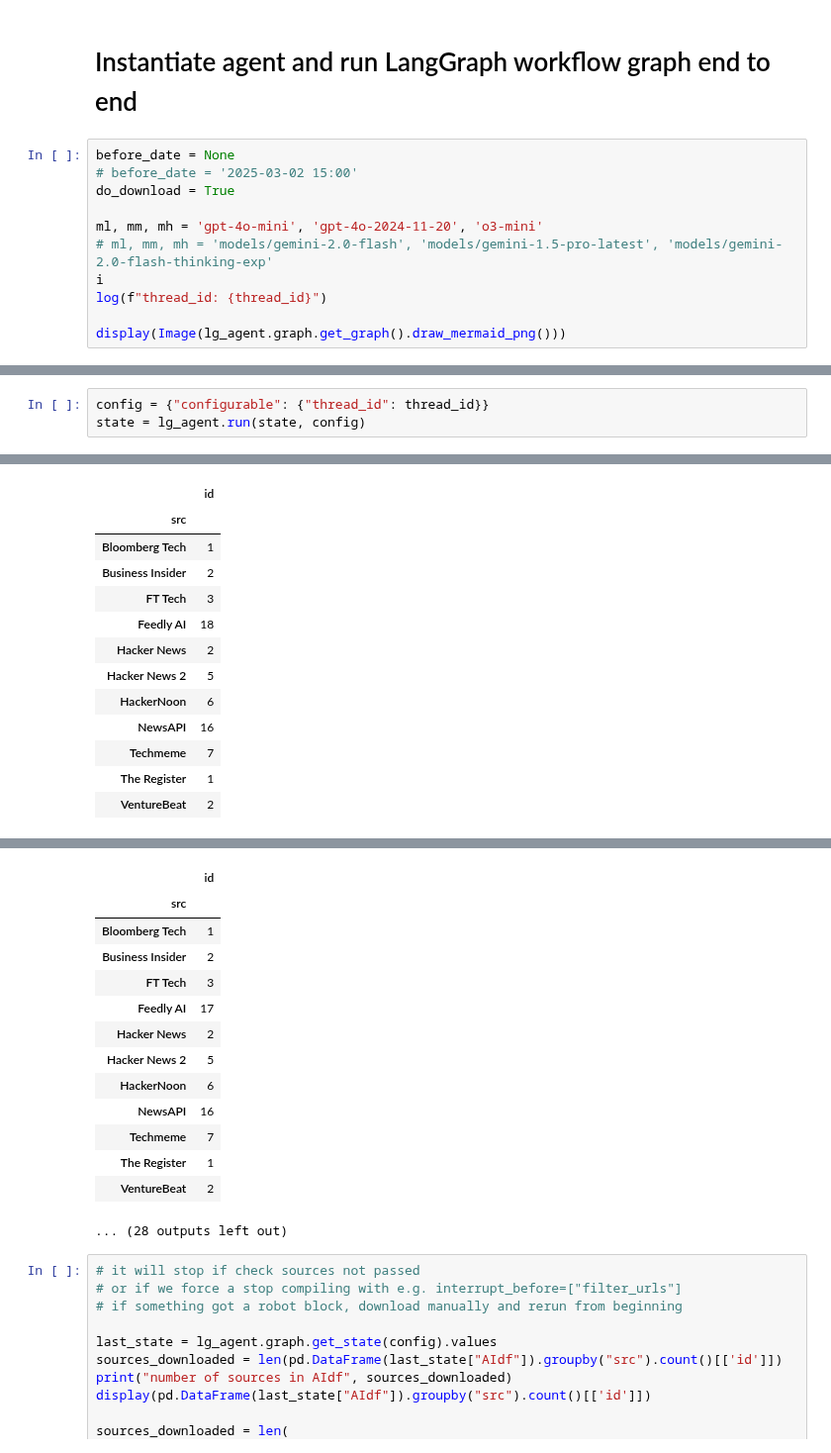
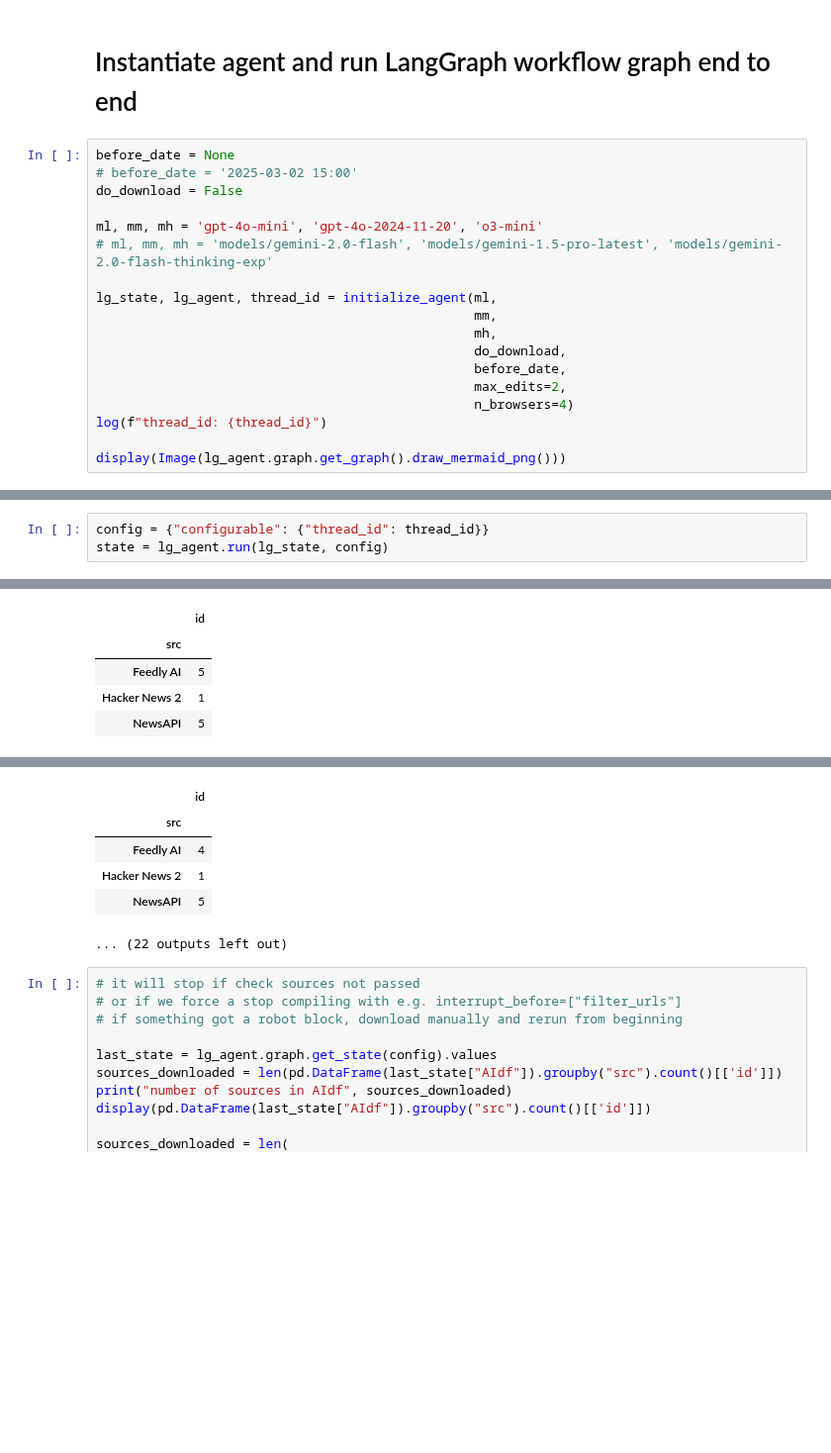
Before and after one commit to druce/AInewsbot, a Jupyter notebook: AInewsbot_langgraph.ipynb, the cells around one changed output, grey strips where cells are left out. Shown at 99% size. Cells and saved outputs as stored; diff of their text form; blank space fills up the shorter version.

```diff
--- a/AInewsbot_langgraph.ipynb
+++ b/AInewsbot_langgraph.ipynb
@@ -168,11 +168,18 @@ podcastfy         0.4.1
 # %%
 before_date = None
 # before_date = '2025-03-02 15:00'
-do_download = True
+do_download = False
 
 ml, mm, mh = 'gpt-4o-mini', 'gpt-4o-2024-11-20', 'o3-mini'
 # ml, mm, mh = 'models/gemini-2.0-flash', 'models/gemini-1.5-pro-latest', 'models/gemini-2.0-flash-thinking-exp'
-i
+
+lg_state, lg_agent, thread_id = initialize_agent(ml,
+                                                 mm,
+                                                 mh,
+                                                 do_download,
+                                                 before_date,
+                                                 max_edits=2,
+                                                 n_browsers=4)
 log(f"thread_id: {thread_id}")
 
 display(Image(lg_agent.graph.get_graph().draw_mermaid_png()))
@@ -182,5 +189,5 @@ display(Image(lg_agent.graph.get_graph().draw_mermaid_png()))
 [figure]
 # %%
 config = {"configurable": {"thread_id": thread_id}}
-state = lg_agent.run(state, config)
+state = lg_agent.run(lg_state, config)
 # %% [output]
@@ -302,13 +304,5 @@ run exception
 |  | id |
 | src |  |
-| Bloomberg Tech | 1 |
-| Business Insider | 2 |
-| FT Tech | 3 |
-| Feedly AI | 18 |
-| Hacker News | 2 |
-| Hacker News 2 | 5 |
-| HackerNoon | 6 |
-| NewsAPI | 16 |
-| Techmeme | 7 |
-| The Register | 1 |
-| VentureBeat | 2 |
+| Feedly AI | 5 |
+| Hacker News 2 | 1 |
+| NewsAPI | 5 |
@@ -332,17 +326,9 @@ run exception
 |  | id |
 | src |  |
-| Bloomberg Tech | 1 |
-| Business Insider | 2 |
-| FT Tech | 3 |
-| Feedly AI | 17 |
-| Hacker News | 2 |
-| Hacker News 2 | 5 |
-| HackerNoon | 6 |
-| NewsAPI | 16 |
-| Techmeme | 7 |
-| The Register | 1 |
-| VentureBeat | 2 |
+| Feedly AI | 4 |
+| Hacker News 2 | 1 |
+| NewsAPI | 5 |
-... (28 outputs left out)
+... (22 outputs left out)
 # %%
 # it will stop if check sources not passed
 # or if we force a stop compiling with e.g. interrupt_before=["filter_urls"]
```
Also changed, not shown: parts of 2 cells of this notebook, 1 other file.
